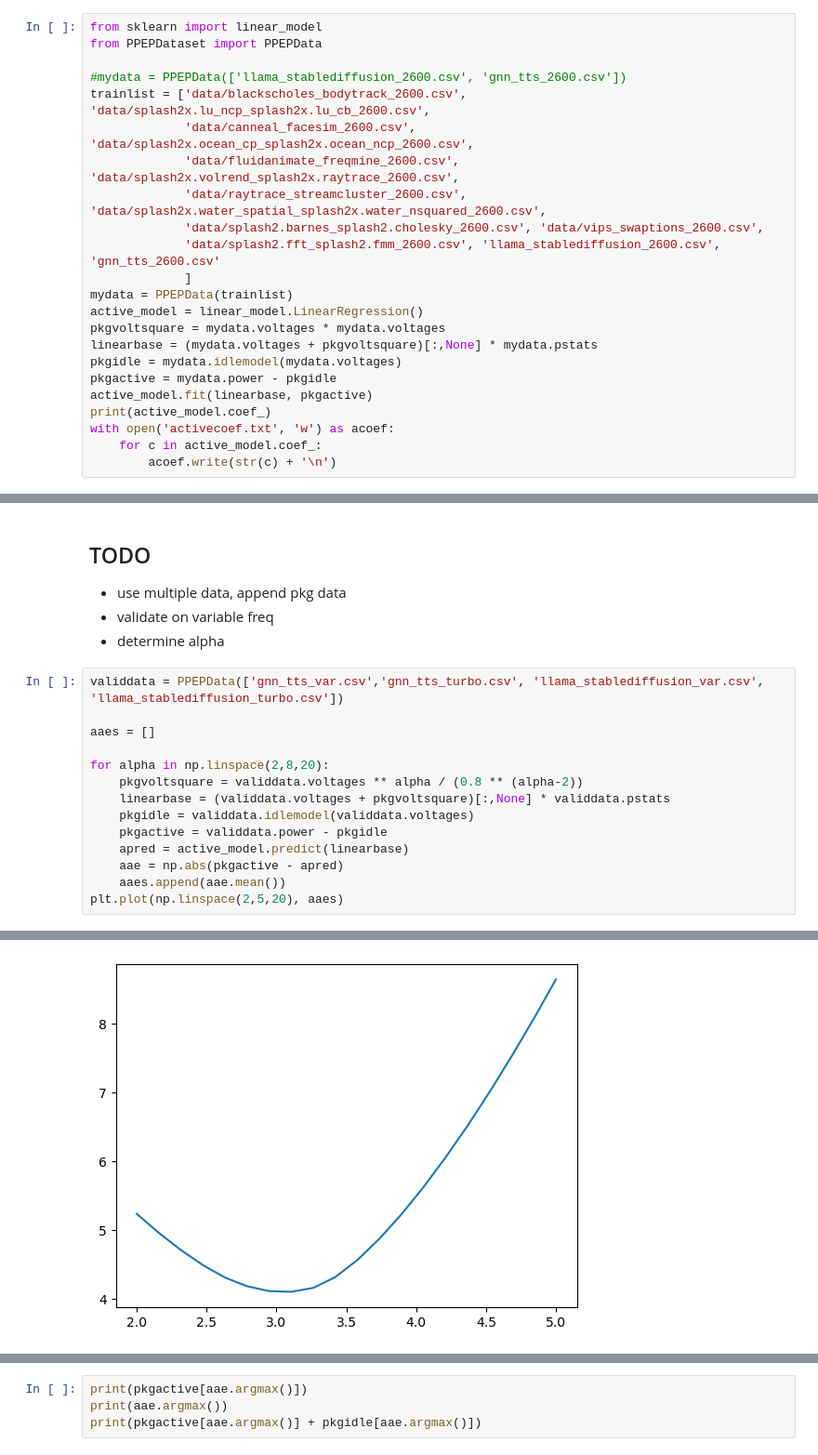
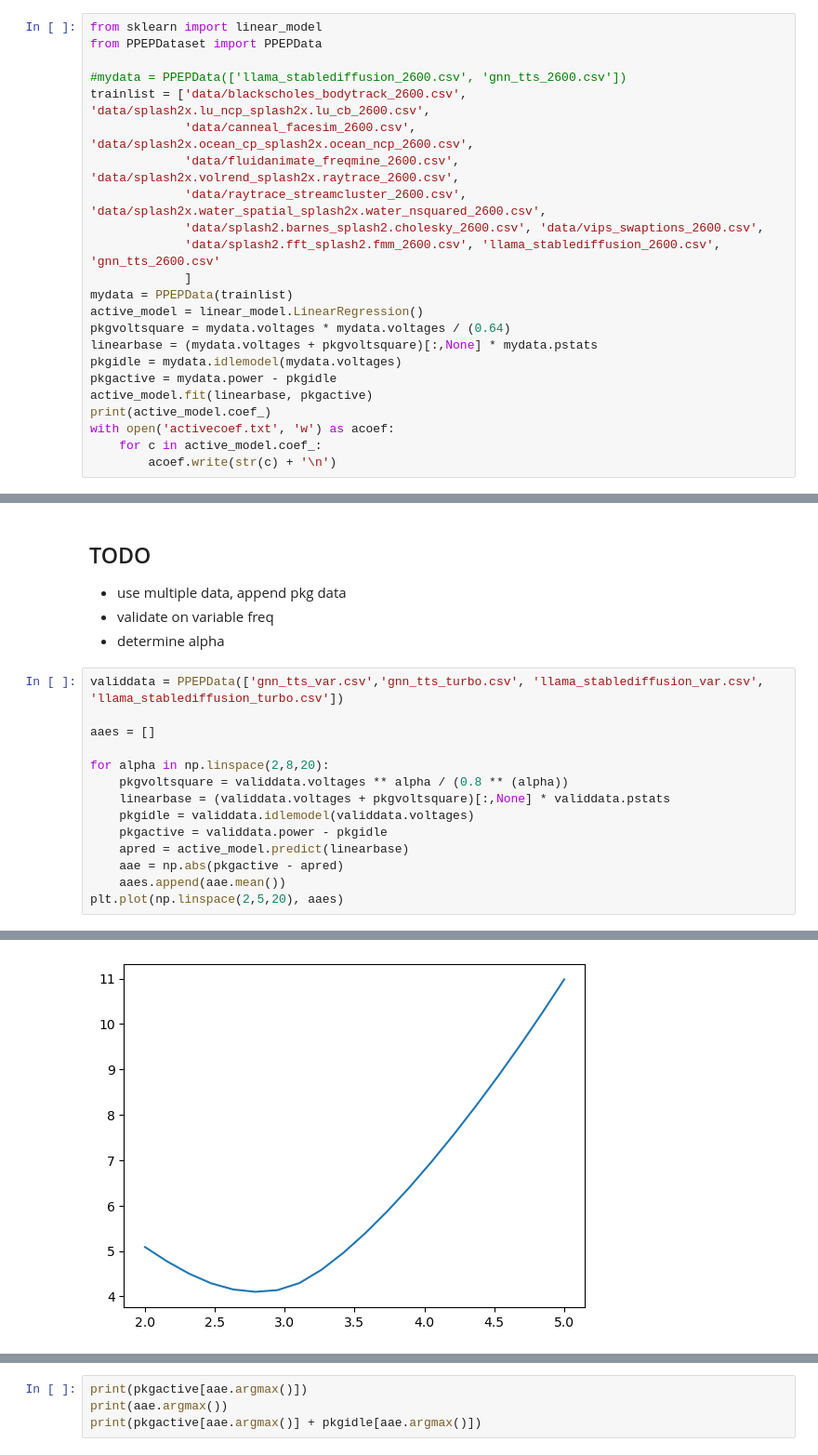
Before and after one commit to hwnam831/jRAPL-percore, a Jupyter notebook: ppep/PPEP.ipynb, the cells around one changed output, grey strips where cells are left out. Shown: that part at 93% size. Drawn from its saved outputs; the diff is of its cells as text.

Commit message:
Bigger voltage square

```diff
--- a/ppep/PPEP.ipynb
+++ b/ppep/PPEP.ipynb
@@ -226,7 +226,7 @@ trainlist = ['data/blackscholes_bodytrack_2600.csv', 'data/splash2x.lu_ncp_splas
              ]
 mydata = PPEPData(trainlist)
 active_model = linear_model.LinearRegression()
-pkgvoltsquare = mydata.voltages * mydata.voltages
+pkgvoltsquare = mydata.voltages * mydata.voltages / (0.64)
 linearbase = (mydata.voltages + pkgvoltsquare)[:,None] * mydata.pstats
 pkgidle = mydata.idlemodel(mydata.voltages)
 pkgactive = mydata.power - pkgidle
@@ -270,22 +270,22 @@ pkgactive.mean()
 # %%
 validdata = PPEPData(['gnn_tts_var.csv','gnn_tts_turbo.csv', 'llama_stablediffusion_var.csv', 'llama_stablediffusion_turbo.csv'])
 
 aaes = []
 
 for alpha in np.linspace(2,8,20):
-    pkgvoltsquare = validdata.voltages ** alpha / (0.8 ** (alpha-2))
+    pkgvoltsquare = validdata.voltages ** alpha / (0.8 ** (alpha))
     linearbase = (validdata.voltages + pkgvoltsquare)[:,None] * validdata.pstats
     pkgidle = validdata.idlemodel(validdata.voltages)
     pkgactive = validdata.power - pkgidle
     apred = active_model.predict(linearbase)
     aae = np.abs(pkgactive - apred)
     aaes.append(aae.mean())
 plt.plot(np.linspace(2,5,20), aaes)
 # %% [output]
       3        2
 1111 x - 2383 x + 1703 x - 399
          2
 0.05677 x - 0.1122 x + 0.7286
 [<matplotlib.lines.Line2D at 0x...>]
-[figure, old version]
+[figure, new version]
 # %%
```
Also changed, not shown: parts of 3 cells of this notebook, 1 other file.
